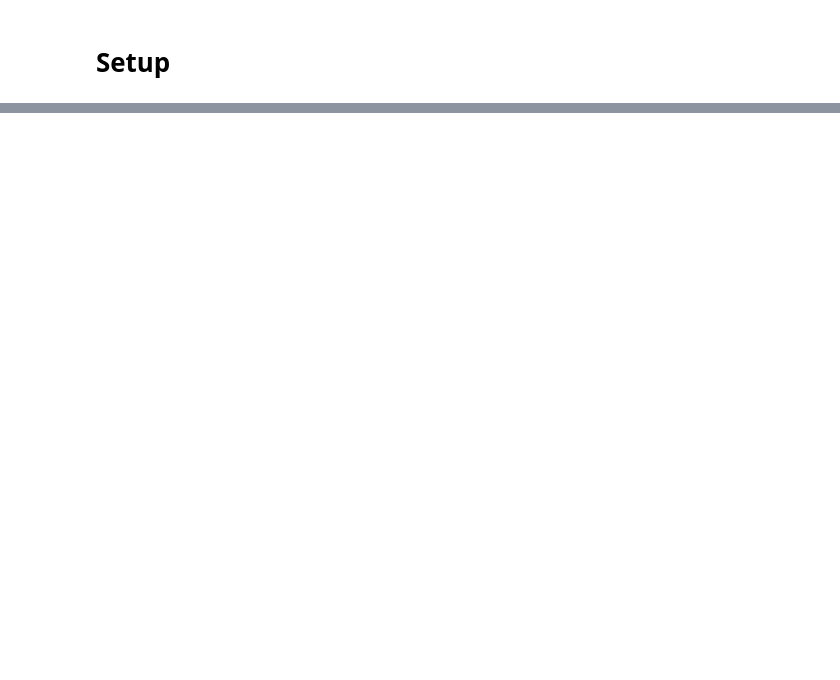
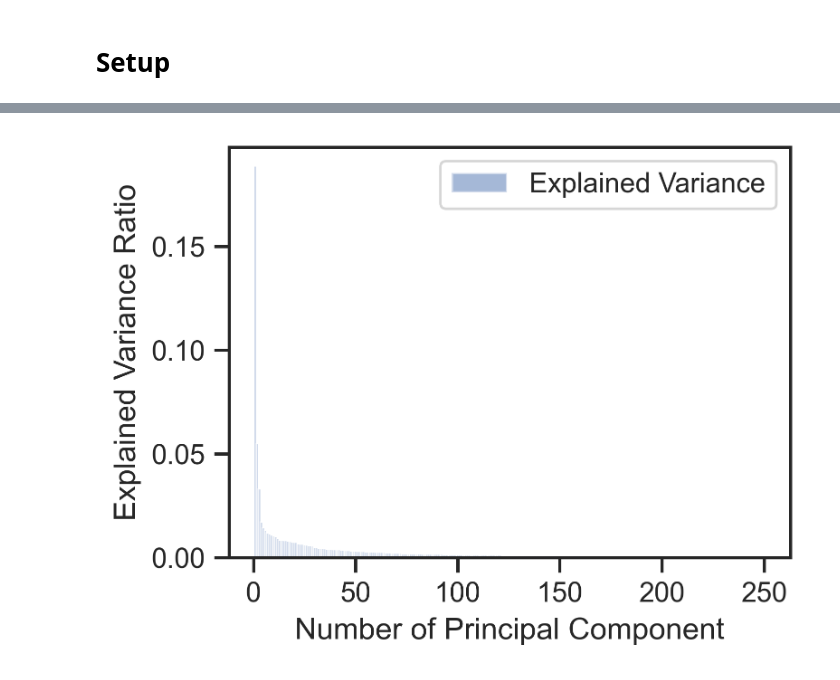
Before and after one commit to alifta/network, a Jupyter notebook: phonelab.ipynb, the cells around one changed output, grey strips where cells are left out. Saved outputs shown, nothing was run; the diff lists cells and outputs as text; code cells hidden in the pictures; blank space fills up the shorter version.

```diff
--- a/phonelab.ipynb
+++ b/phonelab.ipynb
@@ -58,0 +85,22 @@ The autoreload extension is already loaded. To reload it, use:
+# %%
+# V = np.load('/home/ali/Projects/Network/data/phonelab/data/user_ssid_connect_eigen_vals.npy')
+V = np.load('/home/ali/Projects/Network/data/phonelab/data/user_day_ssid_connect_eigen_vals.npy')
+# %%
+tot = sum(V)
+var_exp = np.array([(i / tot) for i in sorted(V, reverse=True)])
+cum_var_exp = np.cumsum(var_exp)
+# %%
+plt.figure(figsize=(4, 3), dpi=400)
+plt.bar(range(1, 251),
+        var_exp[:250].real,
+        alpha=0.5,
+        align='center',
+        label='Explained Variance')
+plt.ylabel('Explained Variance Ratio')
+plt.xlabel('Number of Principal Component')
+plt.legend(loc='best')
+PATH = os.path.join(DATA, 'pca_variance_ratio.pdf')
+# plt.savefig(PATH, dpi=400)
+plt.show()
+# %% [output]
+[figure, added]
```
Also changed, not shown: parts of 59 cells of this notebook, 3 other files.
